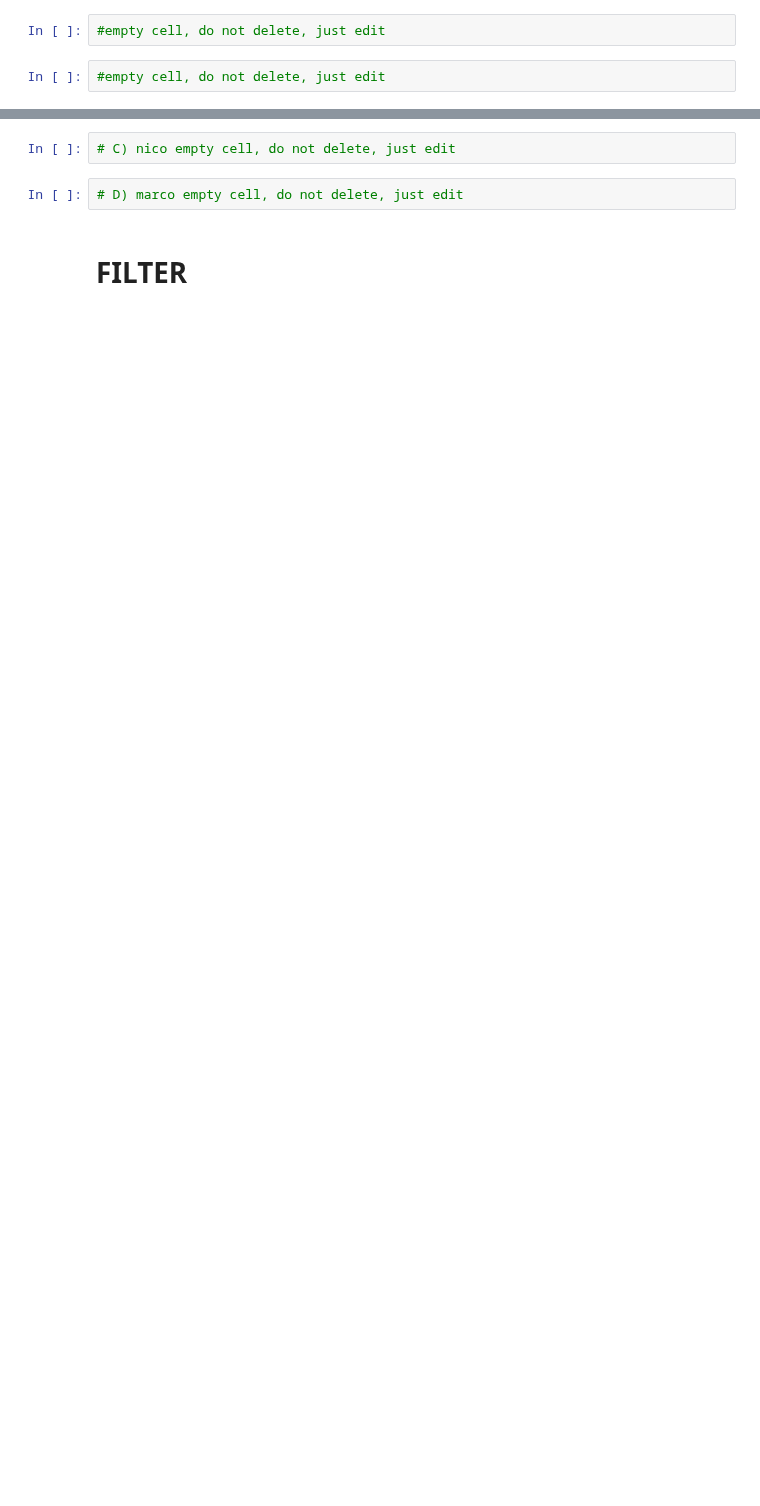
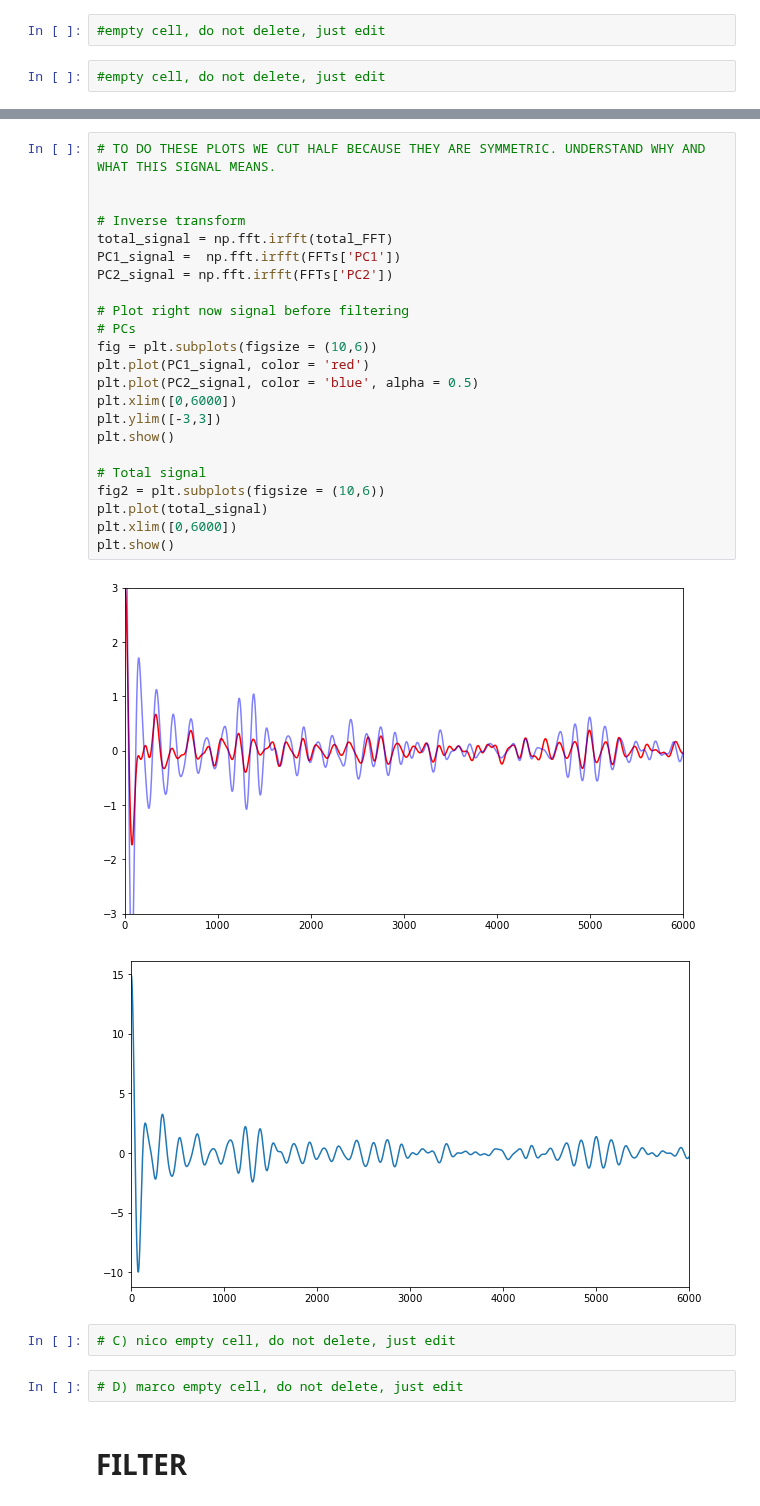
Before and after one commit to AleCapoPhys/HeartRateEstimation, a Jupyter notebook: Project_Clean_data.ipynb, the cells around one changed output, grey strips where cells are left out. Saved outputs shown, nothing was run; the diff lists cells and outputs as text; blank space fills up the shorter version.

```diff
--- a/Project_Clean_data.ipynb
+++ b/Project_Clean_data.ipynb
@@ -395,3 +422,29 @@ print(peak_freq, "beats per minute")
+# %%
+# TO DO THESE PLOTS WE CUT HALF BECAUSE THEY ARE SYMMETRIC. UNDERSTAND WHY AND WHAT THIS SIGNAL MEANS.
+
+
+# Inverse transform
+total_signal = np.fft.irfft(total_FFT)
+PC1_signal =  np.fft.irfft(FFTs['PC1'])
+PC2_signal = np.fft.irfft(FFTs['PC2'])
+
+# Plot right now signal before filtering
+# PCs
+fig = plt.subplots(figsize = (10,6))
+plt.plot(PC1_signal, color = 'red')
+plt.plot(PC2_signal, color = 'blue', alpha = 0.5)
+plt.xlim([0,6000])
+plt.ylim([-3,3])
+plt.show()
+
+# Total signal
+fig2 = plt.subplots(figsize = (10,6))
+plt.plot(total_signal)
+plt.xlim([0,6000])
+plt.show()
+# %% [output]
+[figure, added]
+[figure, added]
 # %%
 # C) nico empty cell, do not delete, just edit
 # %%
```
Also changed, not shown: parts of 37 cells of this notebook.
